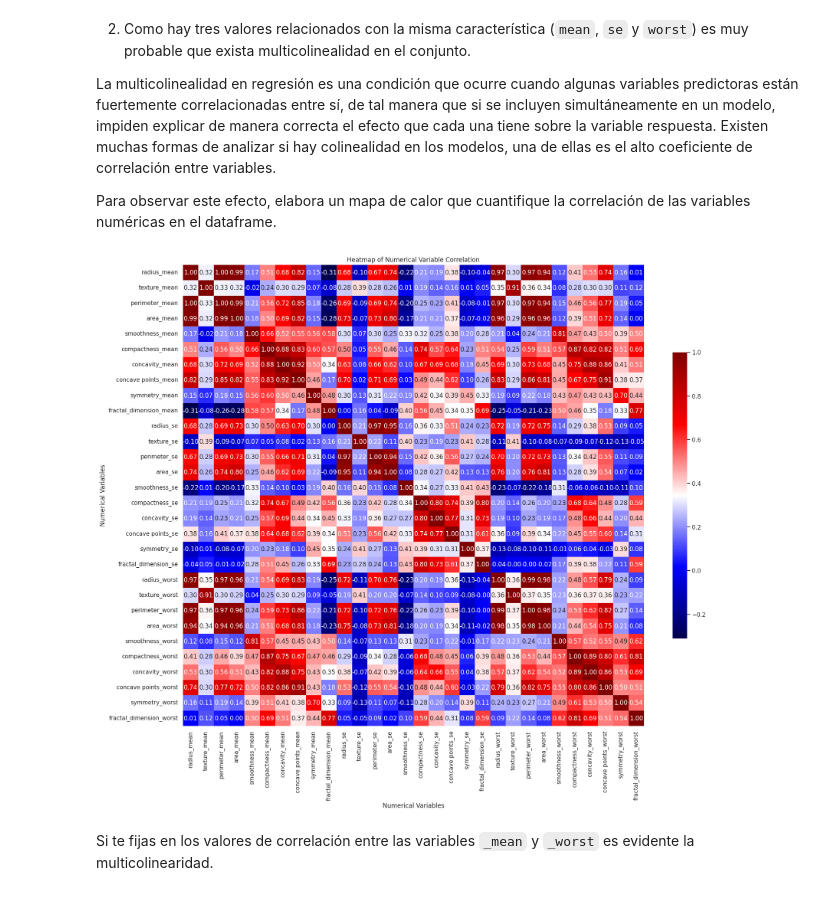
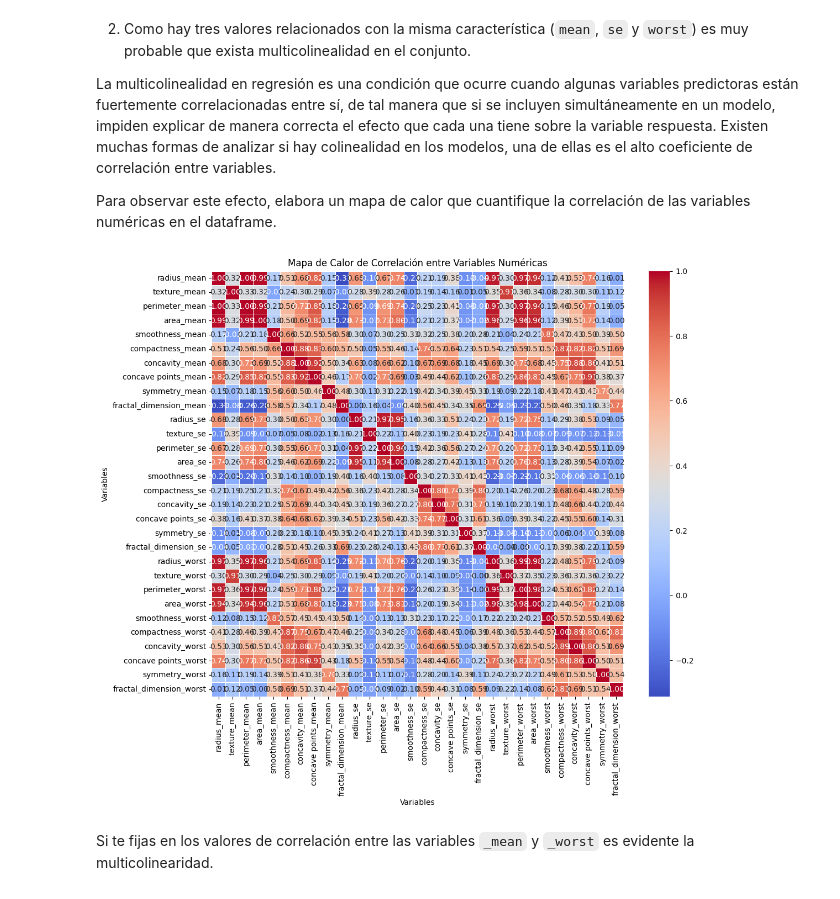
Before and after one commit to A01795331/estefania, a Jupyter notebook: Actividad9RLog.ipynb, the cells around one changed output. Saved outputs shown, nothing was run; the diff lists cells and outputs as text; code cells hidden in the pictures.

```diff
--- a/Actividad9RLog.ipynb
+++ b/Actividad9RLog.ipynb
@@ -191,25 +151,24 @@ plt.show()
 La multicolinealidad en regresión es una condición que ocurre cuando algunas variables predictoras están fuertemente correlacionadas entre sí, de tal manera que si se incluyen simultáneamente en un modelo, impiden explicar de manera correcta el efecto que cada una tiene sobre la variable respuesta. Existen muchas formas de analizar si hay colinealidad en los modelos, una de ellas es el alto coeficiente de correlación entre variables.
 
 Para observar este efecto, elabora un mapa de calor que cuantifique la correlación de las variables numéricas en el dataframe.
-# %%
-# Aseguramos de seleccionar solo columnas numéricas para la matriz de correlación
-numerical_data_df = data_df.select_dtypes(include=[np.number])
-
-# Calculamos la matriz de correlación para las variables numéricas
-correlation_matrix = numerical_data_df.corr()
-
-plt.figure(figsize=(20, 20))
-
-# Creamos el mapa de calor usando seaborn
-sns.heatmap(correlation_matrix, annot=True, fmt=".2f", cmap='seismic', square=True, cbar_kws={'shrink': .5})
-
-# Añadimos títulos y etiquetas para hacerlo más informativo
-plt.title('Heatmap of Numerical Variable Correlation')
-plt.xlabel('Numerical Variables')
-plt.ylabel('Numerical Variables')
-plt.show()
-# %% [output]
-[figure, removed]
+# %%
+import seaborn as sns
+
+# Seleccionar solo columnas numéricas
+numeric_columns = data_df.select_dtypes(include=['float64', 'int64'])
+
+# Calcular la matriz de correlación
+correlation_matrix = numeric_columns.corr()
+
+# Crear un mapa de calor
+plt.figure(figsize=(12, 10))
+sns.heatmap(correlation_matrix, cmap='coolwarm', annot=True, fmt=".2f", linewidths=0.5)
+plt.title('Mapa de Calor de Correlación entre Variables Numéricas')
+plt.xlabel('Variables')
+plt.ylabel('Variables')
+plt.show()
+# %% [output]
+[figure, added]
 # %% [markdown]
 Si te fijas en los valores de correlación entre las variables `_mean` y `_worst` es evidente la multicolinearidad.
 
```
Also changed, not shown: parts of 36 cells of this notebook.
